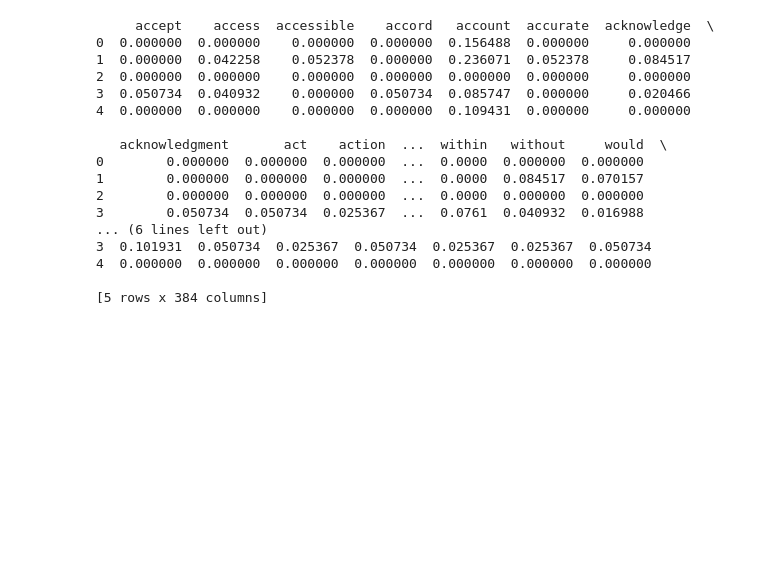
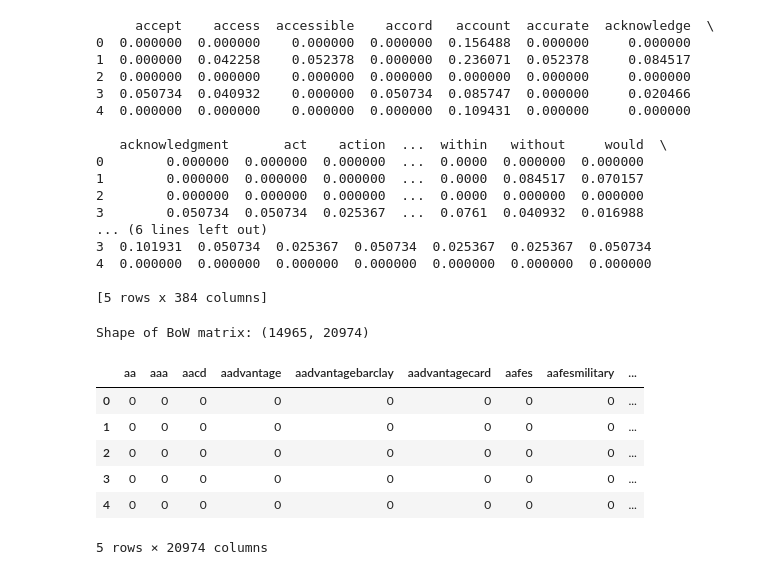
Before and after one commit to melaniedaniel7/CFPB-NLP-Topic-Analysis, a Jupyter notebook: CFPB_NLP_Analysis.ipynb, the cells around one changed output. Drawn from its saved outputs; the diff is of its cells as text; code cells hidden in the pictures; blank space fills up the shorter version.

```diff
--- a/CFPB_NLP_Analysis.ipynb
+++ b/CFPB_NLP_Analysis.ipynb
@@ -276,0 +308,26 @@ print(data)
+# %%
+# From the BoW and TF-IDF tests, I was not able to say one approach was better than the other, so I applied both approaches to the entire dataset to see which would be more efficient.
+
+# BoW approach
+from sklearn.feature_extraction.text import CountVectorizer
+
+# Join the lemmatized tokens into a single string for each complaint
+df['Lemmatized_Complaint_String'] = df['Lemmatized_Complaint'].apply(lambda x: ' '.join(x))
+
+vect = CountVectorizer()
+BoW_matrix = vect.fit_transform(df['Lemmatized_Complaint_String'])
+
+# Create a DataFrame for the BoW matrix, using the feature names
+BoW_df = pd.DataFrame(BoW_matrix.toarray(), columns=vect.get_feature_names_out())
+
+print("Shape of BoW matrix:", BoW_matrix.shape)
+display(BoW_df.head())
+# %% [output]
+Shape of BoW matrix: (14965, 20974)
+|  | aa | aaa | aacd | aadvantage | aadvantagebarclay | aadvantagecard | aafes | aafesmilitary | ... |
+| 0 | 0 | 0 | 0 | 0 | 0 | 0 | 0 | 0 | ... |
+| 1 | 0 | 0 | 0 | 0 | 0 | 0 | 0 | 0 | ... |
+| 2 | 0 | 0 | 0 | 0 | 0 | 0 | 0 | 0 | ... |
+| 3 | 0 | 0 | 0 | 0 | 0 | 0 | 0 | 0 | ... |
+| 4 | 0 | 0 | 0 | 0 | 0 | 0 | 0 | 0 | ... |
+5 rows × 20974 columns
```
Also changed, not shown: parts of 3 cells of this notebook.
